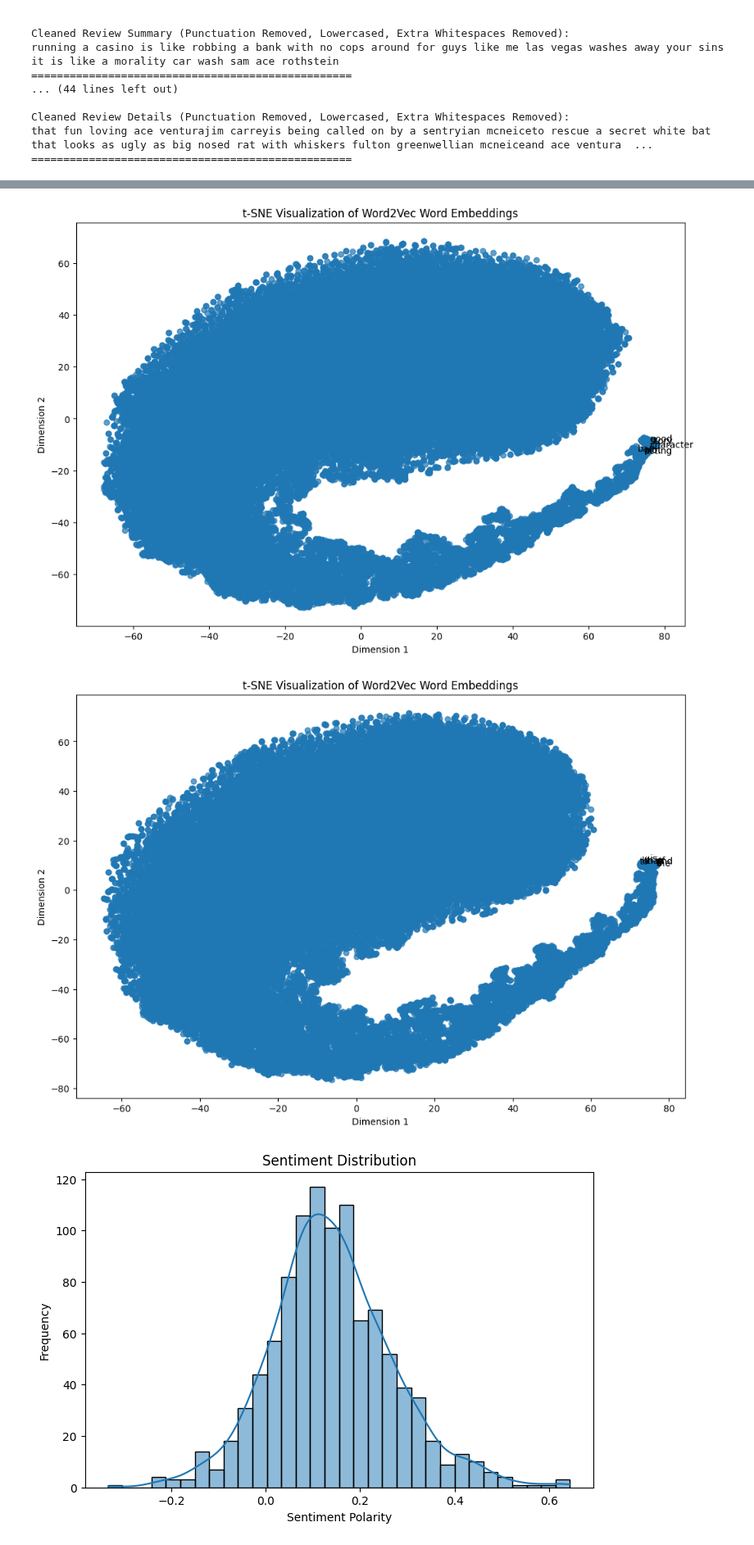
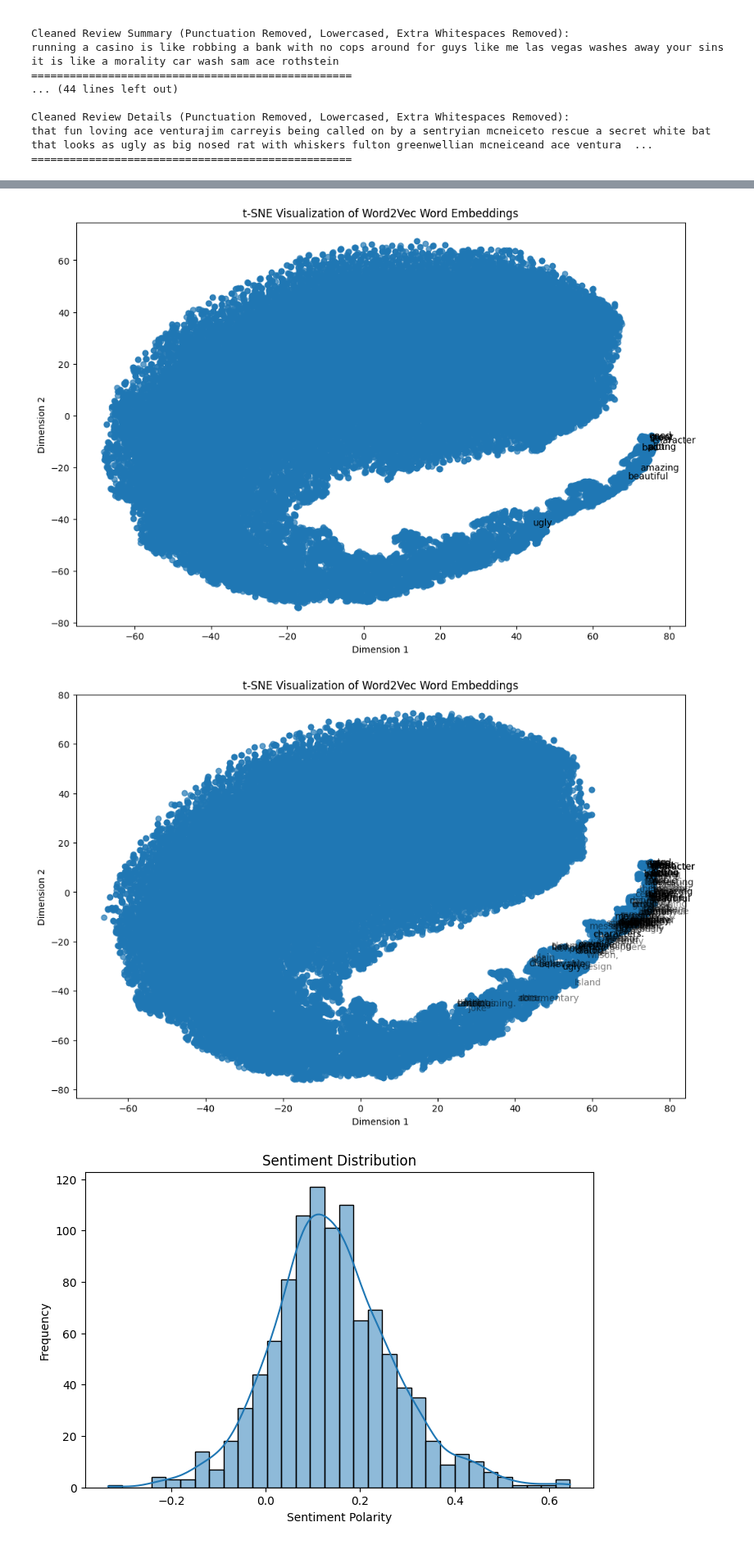
Before and after one commit to abccastro/Movie-Sentiment-Analysis, a Jupyter notebook: Movie Sentiment Analysis.ipynb, the cells around one changed output, grey strips where cells are left out. Shown at 82% size. Drawn from its saved outputs; the diff is of its cells as text; code cells hidden in the pictures.

Commit message:
Made changes on Word2Vec

```diff
--- a/Movie Sentiment Analysis.ipynb
+++ b/Movie Sentiment Analysis.ipynb
@@ -776,7 +809,7 @@ plt.show()
 from gensim.models import Word2Vec
 import matplotlib.pyplot as plt
 
-# Tokenize the text data (assuming you've already cleaned and preprocessed the text)
+# Tokenize the text data
 tokenized_text = movie_reviews_df['review_detail'].apply(lambda x: x.split())
 
 # Train a Word2Vec model
@@ -796,8 +829,8 @@ word_vectors_2d = tsne.fit_transform(word_vectors.vectors)
 plt.figure(figsize=(12, 8))
 plt.scatter(word_vectors_2d[:, 0], word_vectors_2d[:, 1], alpha=0.7)
 
-# Add labels to some words for illustration (you can customize this part)
-words_to_label = ['good', 'bad', 'plot', 'acting', 'story', 'character']
+# Add labels to some words for illustration (Research further on better approach without manually declaring the words)
+words_to_label = ['good', 'bad', 'plot', 'acting', 'story', 'character', 'great', 'amazing', 'ugly', 'beautiful']
 for word in words_to_label:
     idx = word_vectors.key_to_index.get(word)
     if idx is not None:
@@ -806,49 +839,55 @@ for word in words_to_label:
 plt.title('t-SNE Visualization of Word2Vec Word Embeddings')
 plt.xlabel('Dimension 1')
 plt.ylabel('Dimension 2')
-plt.show()
+#plt.show()
 # %% [output]
-[figure, old version]
+[figure, new version]
 # %%
 from gensim.models import Word2Vec
-from collections import Counter
 import matplotlib.pyplot as plt
 
-# Tokenize the text data (assuming you've already cleaned and preprocessed the text)
+# Tokenize the text data
 tokenized_text = movie_reviews_df['review_detail'].apply(lambda x: x.split())
 
 # Train a Word2Vec model
 model = Word2Vec(sentences=tokenized_text, vector_size=100, window=5, min_count=1, sg=0)  # Adjust parameters as needed
 
 # Get word vectors
 word_vectors = model.wv
 
-# Extract the most common words from the text data
-word_counts = Counter([word for words in tokenized_text for word in words])
-most_common_words = [word for word, count in word_counts.most_common(10)]  # Adjust the number as needed
+# Visualize similar words using t-SNE
+from sklearn.manifold import TSNE
 
 # Reduce dimensionality with t-SNE
-from sklearn.manifold import TSNE
-
 tsne = TSNE(n_components=2, random_state=42)
 word_vectors_2d = tsne.fit_transform(word_vectors.vectors)
 
 # Visualize the results
 plt.figure(figsize=(12, 8))
 plt.scatter(word_vectors_2d[:, 0], word_vectors_2d[:, 1], alpha=0.7)
 
-# Add labels to the most common words for illustration
-for word in most_common_words:
+
+# Add labels to some words for illustration (Research further on better approach without manually declaring the words)
+words_to_label = ['good', 'bad', 'plot', 'acting', 'story', 'character', 'great', 'amazing', 'ugly', 'beautiful']
+for word in words_to_label:
     idx = word_vectors.key_to_index.get(word)
     if idx is not None:
         plt.annotate(word, (word_vectors_2d[idx, 0], word_vectors_2d[idx, 1]))
+
+# Find and annotate the top 20 similar words for each labeled word
+for word in words_to_label:
+    similar_words = [w[0] for w in model.wv.most_similar(word, topn=20)]
+    for similar_word in similar_words:
+        idx = word_vectors.key_to_index.get(similar_word)
+        if idx is not None:
+            plt.annotate(similar_word, (word_vectors_2d[idx, 0], word_vectors_2d[idx, 1]), alpha=0.5)
 
 plt.title('t-SNE Visualization of Word2Vec Word Embeddings')
 plt.xlabel('Dimension 1')
 plt.ylabel('Dimension 2')
 plt.show()
 # %% [output]
-[figure, old version]
+[figure, new version]
 # %%
 from textblob import TextBlob
 
```
Also changed, not shown: parts of 9 cells of this notebook.
